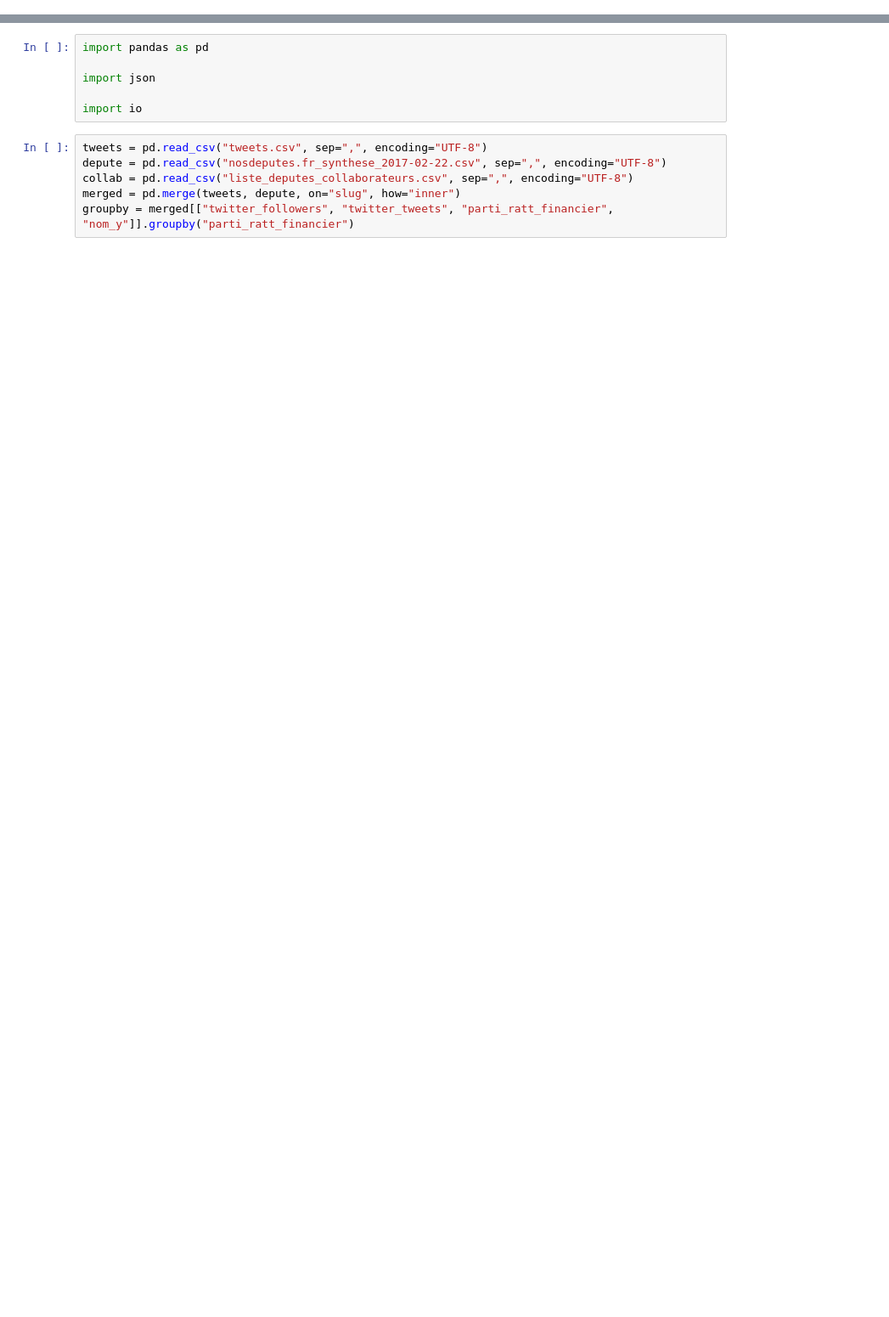
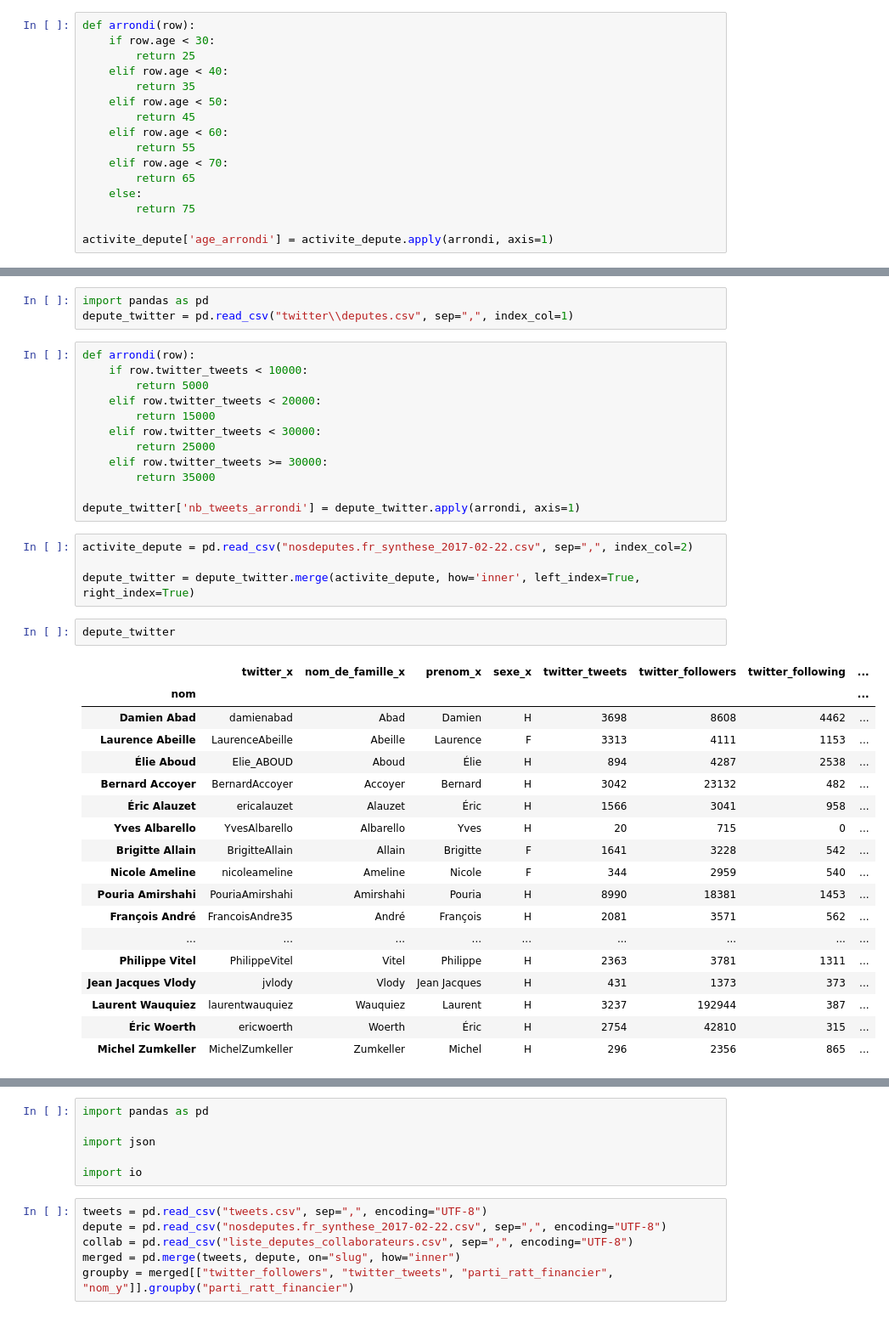
Before and after one commit to jauffretp/Dataviz, a Jupyter notebook: data/Notebook assemblage data pour parser et verification.ipynb, the cells around one changed output, grey strips where cells are left out. Shown at 85% size. Saved outputs shown, nothing was run; the diff lists cells and outputs as text; blank space fills up the shorter version.

```diff
--- a/data/Notebook assemblage data pour parser et verification.ipynb
+++ b/data/Notebook assemblage data pour parser et verification.ipynb
@@ -0,0 +164,16 @@
+# %%
+def arrondi(row):
+    if row.age < 30:
+        return 25
+    elif row.age < 40:
+        return 35
+    elif row.age < 50:
+        return 45
+    elif row.age < 60:
+        return 55
+    elif row.age < 70:
+        return 65
+    else:
+        return 75
+
+activite_depute['age_arrondi'] = activite_depute.apply(arrondi, axis=1)
@@ -0,0 +195,40 @@
+# %%
+import pandas as pd
+depute_twitter = pd.read_csv("twitter\\deputes.csv", sep=",", index_col=1)
+# %%
+def arrondi(row):
+    if row.twitter_tweets < 10000:
+        return 5000
+    elif row.twitter_tweets < 20000:
+        return 15000
+    elif row.twitter_tweets < 30000:
+        return 25000
+    elif row.twitter_tweets >= 30000:
+        return 35000
+
+depute_twitter['nb_tweets_arrondi'] = depute_twitter.apply(arrondi, axis=1)
+# %%
+activite_depute = pd.read_csv("nosdeputes.fr_synthese_2017-02-22.csv", sep=",", index_col=2)
+
+depute_twitter = depute_twitter.merge(activite_depute, how='inner', left_index=True, right_index=True)
+# %%
+depute_twitter
+# %% [output]
+|  | twitter_x | nom_de_famille_x | prenom_x | sexe_x | twitter_tweets | twitter_followers | twitter_following | ... |
+| nom |  |  |  |  |  |  |  | ... |
+| Damien Abad | damienabad | Abad | Damien | H | 3698 | 8608 | 4462 | ... |
+| Laurence Abeille | LaurenceAbeille | Abeille | Laurence | F | 3313 | 4111 | 1153 | ... |
+| Élie Aboud | Elie_ABOUD | Aboud | Élie | H | 894 | 4287 | 2538 | ... |
+| Bernard Accoyer | BernardAccoyer | Accoyer | Bernard | H | 3042 | 23132 | 482 | ... |
+| Éric Alauzet | ericalauzet | Alauzet | Éric | H | 1566 | 3041 | 958 | ... |
+| Yves Albarello | YvesAlbarello | Albarello | Yves | H | 20 | 715 | 0 | ... |
+| Brigitte Allain | BrigitteAllain | Allain | Brigitte | F | 1641 | 3228 | 542 | ... |
+| Nicole Ameline | nicoleameline | Ameline | Nicole | F | 344 | 2959 | 540 | ... |
+| Pouria Amirshahi | PouriaAmirshahi | Amirshahi | Pouria | H | 8990 | 18381 | 1453 | ... |
+| François André | FrancoisAndre35 | André | François | H | 2081 | 3571 | 562 | ... |
+| ... | ... | ... | ... | ... | ... | ... | ... | ... |
+| Philippe Vitel | PhilippeVitel | Vitel | Philippe | H | 2363 | 3781 | 1311 | ... |
+| Jean Jacques Vlody | jvlody | Vlody | Jean Jacques | H | 431 | 1373 | 373 | ... |
+| Laurent Wauquiez | laurentwauquiez | Wauquiez | Laurent | H | 3237 | 192944 | 387 | ... |
+| Éric Woerth | ericwoerth | Woerth | Éric | H | 2754 | 42810 | 315 | ... |
+| Michel Zumkeller | MichelZumkeller | Zumkeller | Michel | H | 296 | 2356 | 865 | ... |
```
Also changed, not shown: parts of 37 cells of this notebook.
